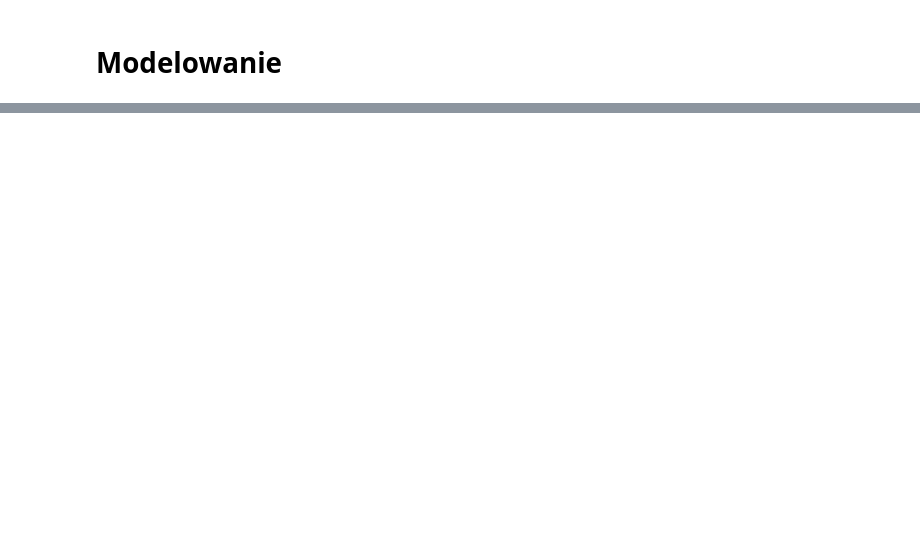
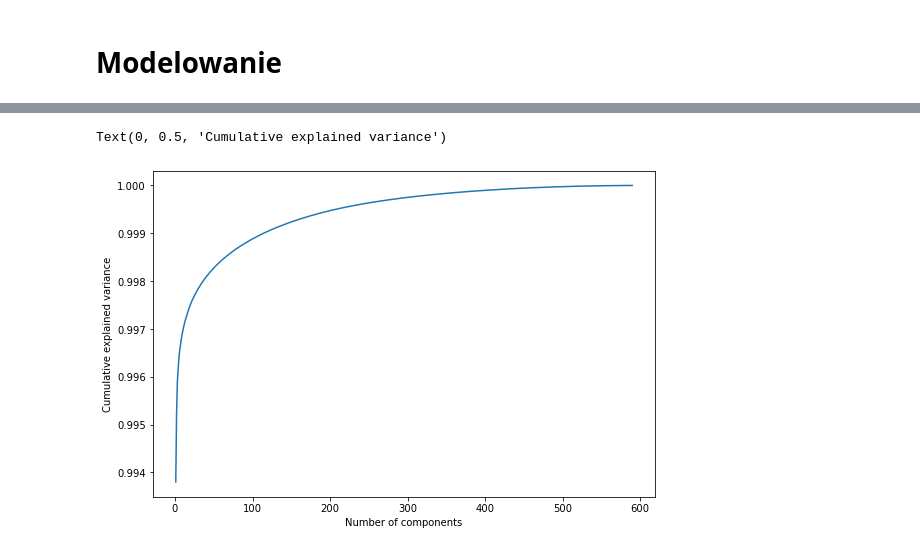
Before and after one commit to KraszewskiK/WUM_proj2, a Jupyter notebook: WstepneModelowanie.ipynb, the cells around one changed output, grey strips where cells are left out. Saved outputs shown, nothing was run; the diff lists cells and outputs as text; code cells hidden in the pictures; blank space fills up the shorter version.

```diff
--- a/WstepneModelowanie.ipynb
+++ b/WstepneModelowanie.ipynb
@@ -24,10 +24,3 @@ df
 | 588 | BookOfWisdom_Ch18 | 0 | 0 | 0 | 0 | 0 | 0 | 0 | 0 | 0 | ... |
 | 589 | BookOfWisdom_Ch19 | 0 | 0 | 0 | 0 | 0 | 0 | 0 | 0 | 0 | ... |
 590 rows × 8267 columns
-# %%
-# ograniczenie liczby kolumn
-l = []
-for i in df.columns:
-    if sum(df[i] != 0) > 10: # liczba wierszy z niererowymi wartościami dla każdego słowa
-        l.append(i)
-df = df[l]
@@ -126,0 +162,12 @@ plt.show()
+# %%
+from sklearn.decomposition import PCA
+X = df[df.columns[1:]]
+pca = PCA().fit(X)
+
+plt.figure(figsize=(9,6))
+plt.plot(range(1, len(pca.explained_variance_ratio_)+1), np.cumsum(pca.explained_variance_ratio_))
+plt.xlabel('Number of components')
+plt.ylabel('Cumulative explained variance')
+# %% [output]
+Text(0, 0.5, 'Cumulative explained variance')
+[figure, added]
```
Also changed, not shown: parts of 12 cells of this notebook.
